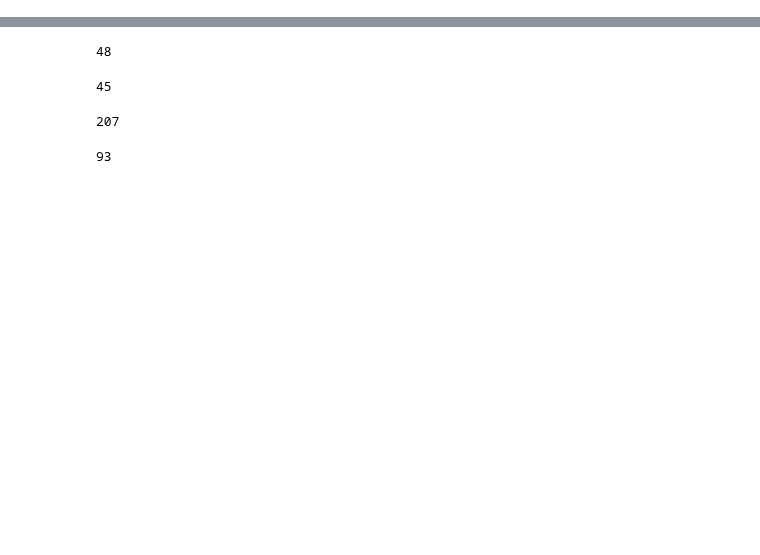
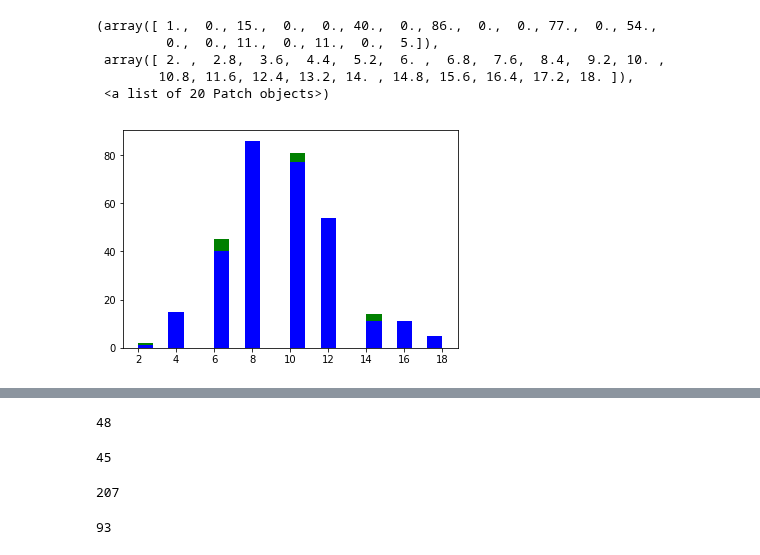
Before and after one commit to msarrias/protein-multial-noise-reduction, a Jupyter notebook: results/results.ipynb, the cells around one changed output, grey strips where cells are left out. Cells and saved outputs as stored; diff of their text form; code cells hidden in the pictures; blank space fills up the shorter version.

```diff
--- a/results/results.ipynb
+++ b/results/results.ipynb
@@ -72,0 +73,12 @@ plt.hist(reduced_noise_distance_list, bins=20)
+# %%
+#redduced
+plt.hist([value[1] for value in asymmetric_1_0_dict.values()], bins=20, color='green')
+## original distance:
+plt.hist([value[0] for value in asymmetric_1_0_dict.values()], bins=20, color= 'blue')
+# %% [output]
+(array([ 1.,  0., 15.,  0.,  0., 40.,  0., 86.,  0.,  0., 77.,  0., 54.,
+         0.,  0., 11.,  0., 11.,  0.,  5.]),
+ array([ 2. ,  2.8,  3.6,  4.4,  5.2,  6. ,  6.8,  7.6,  8.4,  9.2, 10. ,
+        10.8, 11.6, 12.4, 13.2, 14. , 14.8, 15.6, 16.4, 17.2, 18. ]),
+ <a list of 20 Patch objects>)
+[figure, added]
```
Also changed, not shown: parts of 21 cells of this notebook, 11 other files.
